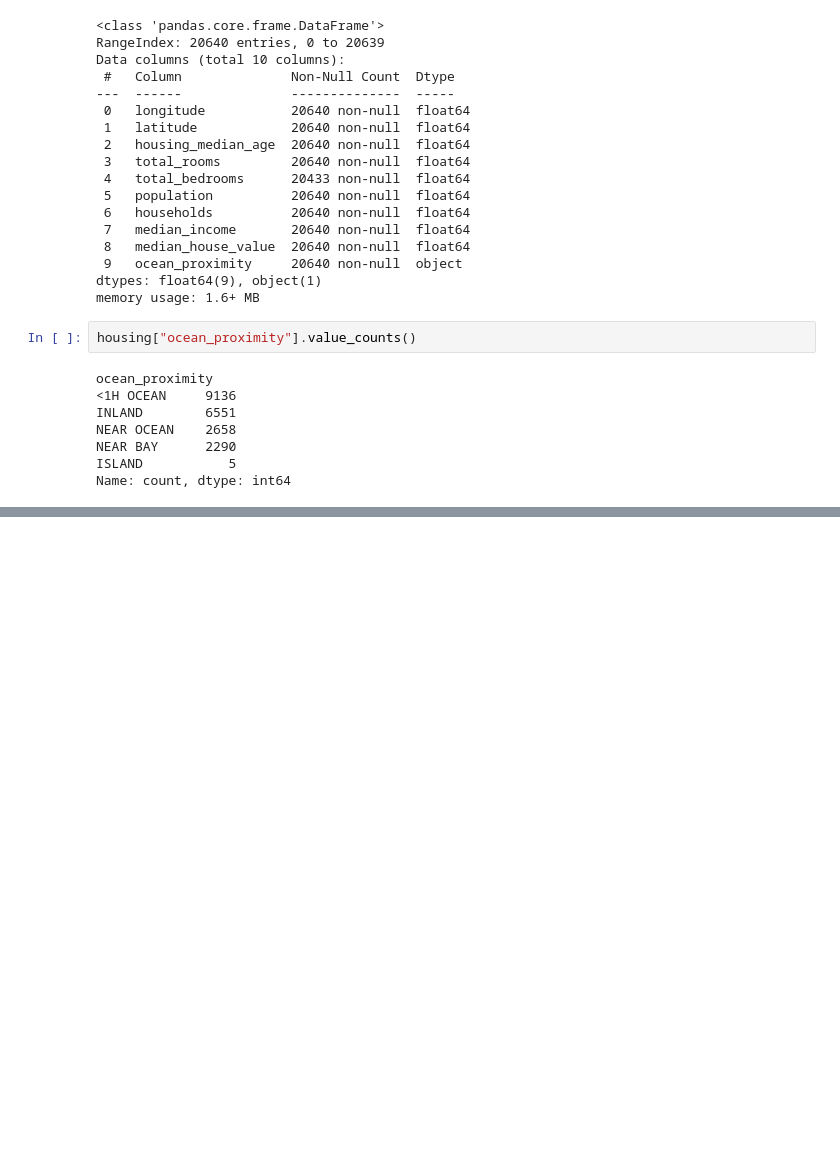
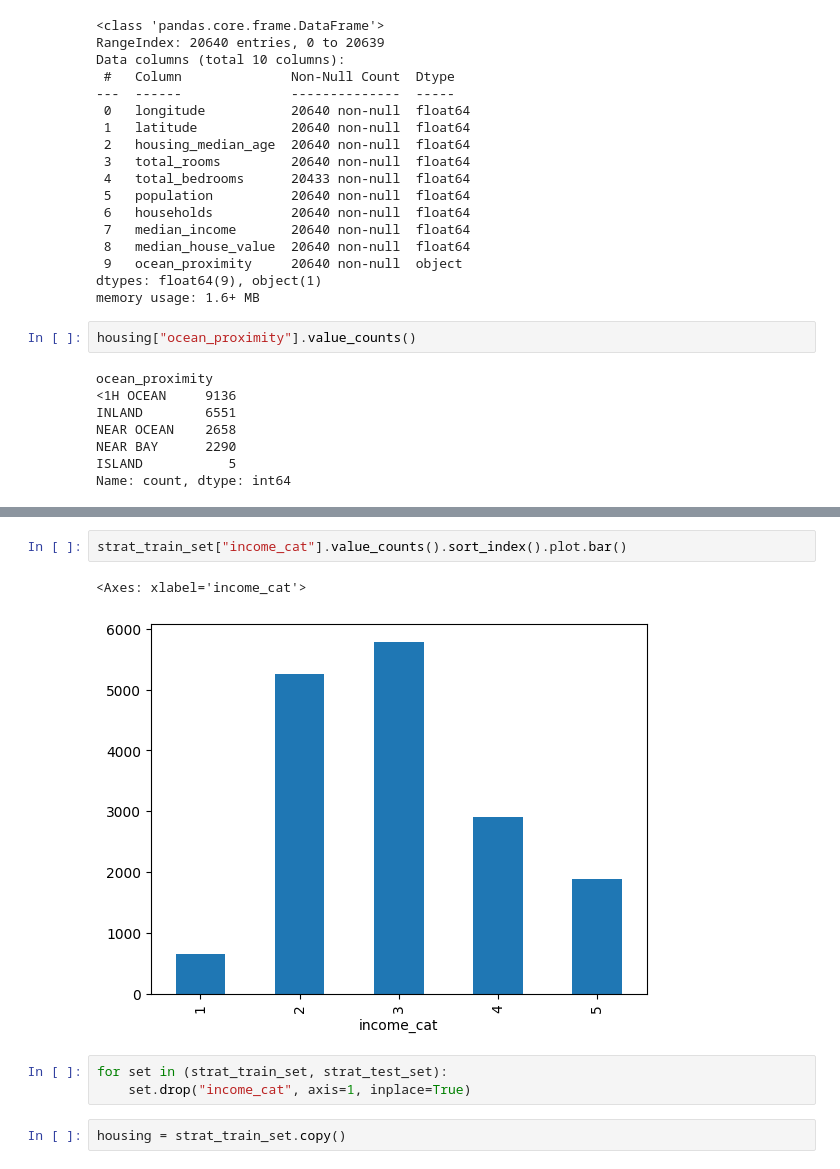
Before and after one commit to pppfkp/homl, a Jupyter notebook: homl/ch01_housing.ipynb, the cells around one changed output, grey strips where cells are left out. Cells and saved outputs as stored; diff of their text form; blank space fills up the shorter version.

```diff
--- a/homl/ch01_housing.ipynb
+++ b/homl/ch01_housing.ipynb
@@ -69,0 +112,10 @@ Name: count, dtype: int64
+# %%
+strat_train_set["income_cat"].value_counts().sort_index().plot.bar()
+# %% [output]
+<Axes: xlabel='income_cat'>
+[figure, added]
+# %%
+for set in (strat_train_set, strat_test_set):
+    set.drop("income_cat", axis=1, inplace=True)
+# %%
+housing = strat_train_set.copy()
```
Also changed, not shown: parts of 12 cells of this notebook.
